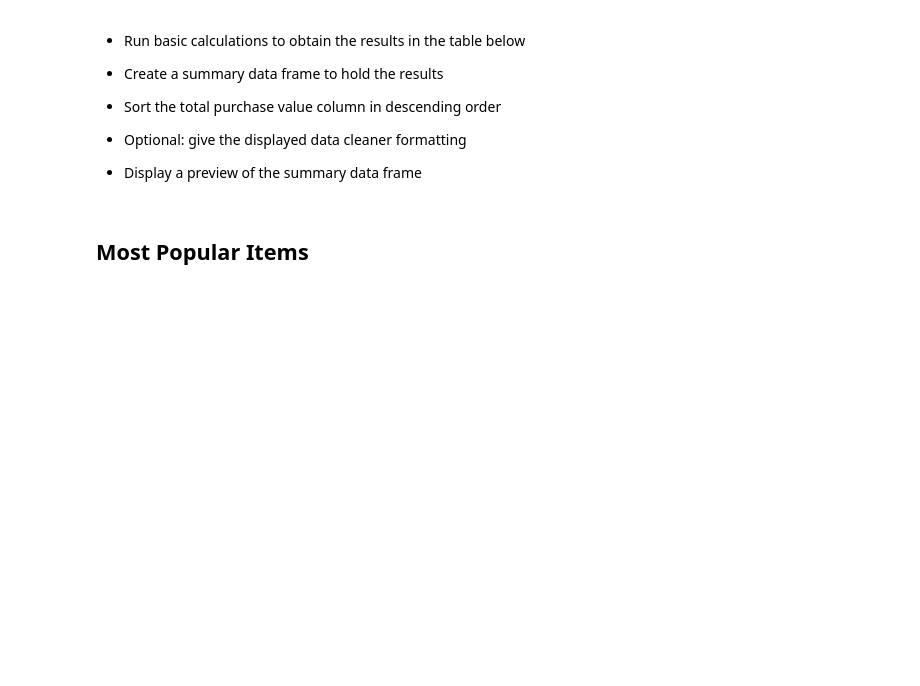
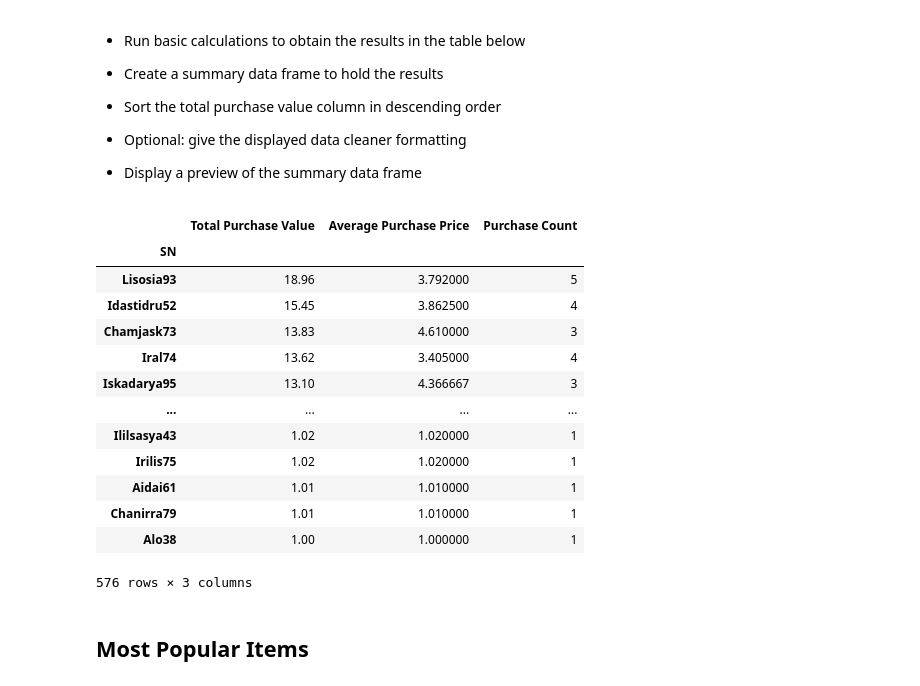
Before and after one commit to Dhruvpatel1417/pandas-challenge, a Jupyter notebook: pandas-challenge/HeroesOfPymoli_starter.ipynb, the cells around one changed output. Cells and saved outputs as stored; diff of their text form; code cells hidden in the pictures; blank space fills up the shorter version.

```diff
--- a/pandas-challenge/HeroesOfPymoli_starter.ipynb
+++ b/pandas-challenge/HeroesOfPymoli_starter.ipynb
@@ -194,3 +195,24 @@ age_demographics
 
 
 * Display the summary data frame
+# %%
+# bin the purchasing data
+purchase_data["Age Ranges"] = pd.cut(purchase_data["Age"], age_bins, labels=group_names)
+
+# calculation
+age_purchase_total = purchase_data.groupby(["Age Ranges"]).sum()["Price"].rename("Total Purchase Value")
+age_average = purchase_data.groupby(["Age Ranges"]).mean()["Price"].rename("Average Purchase Price")
+age_count = purchase_data.groupby(["Age Ranges"]).count()["Price"].rename("Purchase Count")
+
+#normalized total
+normalized_total = age_purchase_total / age_demographics["Total Count"]
+
+
+#convert to df
+age_data = pd.DataFrame({
+                        "Purchase Count":age_count,
+                        "Average Purchase Price": age_average,
+                        "Total Purchase Value": age_purchase_total,
+                        "Normalized Totals": normalized_total
+                        })
+age_data
@@ -210,6 +243,32 @@ age_demographics
 
 
 * Display a preview of the summary data frame
+# %%
+user_total = purchase_data.groupby(["SN"]).sum()["Price"].rename("Total Purchase Value")
+user_average = purchase_data.groupby(["SN"]).mean()["Price"].rename("Average Purchase Price")
+user_count = purchase_data.groupby(["SN"]).count()["Price"].rename("Purchase Count")
+
+user_data = pd.DataFrame({"Total Purchase Value": user_total,
+                         "Average Purchase Price": user_average,
+                         "Purchase Count": user_count})
+
+user_sorted = user_data.sort_values("Total Purchase Value", ascending=False)
+user_sorted
+# %% [output]
+|  | Total Purchase Value | Average Purchase Price | Purchase Count |
+| SN |  |  |  |
+| Lisosia93 | 18.96 | 3.792000 | 5 |
+| Idastidru52 | 15.45 | 3.862500 | 4 |
+| Chamjask73 | 13.83 | 4.610000 | 3 |
+| Iral74 | 13.62 | 3.405000 | 4 |
+| Iskadarya95 | 13.10 | 4.366667 | 3 |
+| ... | ... | ... | ... |
+| Ililsasya43 | 1.02 | 1.020000 | 1 |
+| Irilis75 | 1.02 | 1.020000 | 1 |
+| Aidai61 | 1.01 | 1.010000 | 1 |
+| Chanirra79 | 1.01 | 1.010000 | 1 |
+| Alo38 | 1.00 | 1.000000 | 1 |
+576 rows × 3 columns
 # %% [markdown]
 ## Most Popular Items
 # %% [markdown]
```
Also changed, not shown: parts of 4 cells of this notebook.
